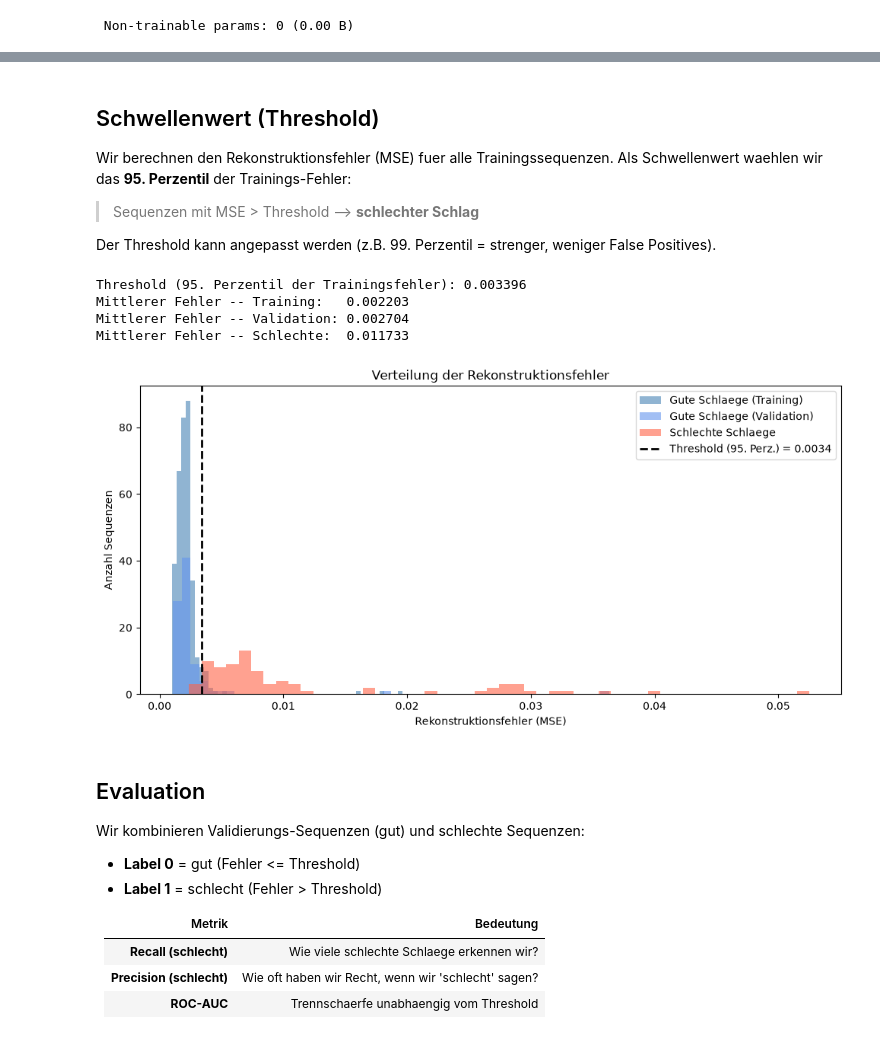
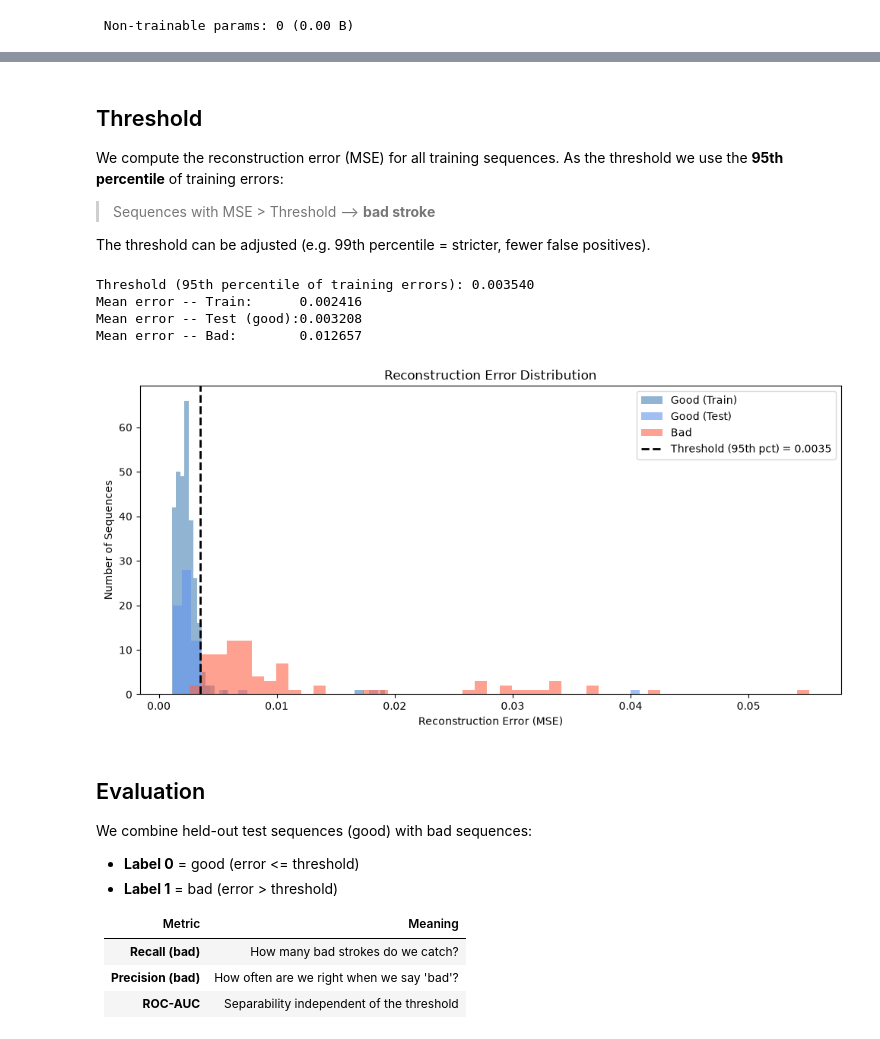
Before and after one commit to clarabri/ML-project, a Jupyter notebook: 3_Model/LSTM Autoencoder.ipynb, the cells around one changed output, grey strips where cells are left out. Saved outputs shown, nothing was run; the diff lists cells and outputs as text; code cells hidden in the pictures.

```diff
--- a/3_Model/LSTM Autoencoder.ipynb
+++ b/3_Model/LSTM Autoencoder.ipynb
@@ -344,58 +352,58 @@ plt.show()
 # %% [markdown]
-## Schwellenwert (Threshold)
+## Threshold
 
-Wir berechnen den Rekonstruktionsfehler (MSE) fuer alle Trainingssequenzen.
-Als Schwellenwert waehlen wir das **95. Perzentil** der Trainings-Fehler:
+We compute the reconstruction error (MSE) for all training sequences.
+As the threshold we use the **95th percentile** of training errors:
 
-> Sequenzen mit MSE > Threshold --> **schlechter Schlag**
+> Sequences with MSE > Threshold --> **bad stroke**
 
-Der Threshold kann angepasst werden (z.B. 99. Perzentil = strenger, weniger False Positives).
+The threshold can be adjusted (e.g. 99th percentile = stricter, fewer false positives).
 # %%
 def reconstruction_error(model, X):
     X_pred = model.predict(X, verbose=0)
     return np.mean(np.square(X - X_pred), axis=(1, 2))
 
-train_errors = reconstruction_error(model, X_train)
-val_errors   = reconstruction_error(model, X_val)
-bad_errors   = reconstruction_error(model, X_bad_seq)
+train_errors     = reconstruction_error(model, X_train)
+test_good_errors = reconstruction_error(model, X_test_good)
+bad_errors       = reconstruction_error(model, X_bad_seq)
 
 THRESHOLD_PERCENTILE = 95
 threshold = np.percentile(train_errors, THRESHOLD_PERCENTILE)
 
-print(f'Threshold ({THRESHOLD_PERCENTILE}. Perzentil der Trainingsfehler): {threshold:.6f}')
-print(f'Mittlerer Fehler -- Training:   {train_errors.mean():.6f}')
-print(f'Mittlerer Fehler -- Validation: {val_errors.mean():.6f}')
-print(f'Mittlerer Fehler -- Schlechte:  {bad_errors.mean():.6f}')
+print(f'Threshold ({THRESHOLD_PERCENTILE}th percentile of training errors): {threshold:.6f}')
+print(f'Mean error -- Train:      {train_errors.mean():.6f}')
+print(f'Mean error -- Test (good):{test_good_errors.mean():.6f}')
+print(f'Mean error -- Bad:        {bad_errors.mean():.6f}')
 # %% [output]
-Threshold (95. Perzentil der Trainingsfehler): 0.003396
-Mittlerer Fehler -- Training:   0.002203
-Mittlerer Fehler -- Validation: 0.002704
-Mittlerer Fehler -- Schlechte:  0.011733
+Threshold (95th percentile of training errors): 0.003540
+Mean error -- Train:      0.002416
+Mean error -- Test (good):0.003208
+Mean error -- Bad:        0.012657
 # %%
 fig, ax = plt.subplots(figsize=(10, 5))
-ax.hist(train_errors, bins=50, alpha=0.6, label='Gute Schlaege (Training)',  color='steelblue')
-ax.hist(val_errors,   bins=50, alpha=0.6, label='Gute Schlaege (Validation)', color='cornflowerblue')
-ax.hist(bad_errors,   bins=50, alpha=0.6, label='Schlechte Schlaege',         color='tomato')
+ax.hist(train_errors,      bins=50, alpha=0.6, label='Good (Train)',  color='steelblue')
+ax.hist(test_good_errors,  bins=50, alpha=0.6, label='Good (Test)',   color='cornflowerblue')
+ax.hist(bad_errors,        bins=50, alpha=0.6, label='Bad',           color='tomato')
 ax.axvline(threshold, color='black', linestyle='--', linewidth=2,
-           label=f'Threshold ({THRESHOLD_PERCENTILE}. Perz.) = {threshold:.4f}')
-ax.set_xlabel('Rekonstruktionsfehler (MSE)')
-ax.set_ylabel('Anzahl Sequenzen')
-ax.set_title('Verteilung der Rekonstruktionsfehler')
+           label=f'Threshold ({THRESHOLD_PERCENTILE}th pct) = {threshold:.4f}')
+ax.set_xlabel('Reconstruction Error (MSE)')
+ax.set_ylabel('Number of Sequences')
+ax.set_title('Reconstruction Error Distribution')
 ax.legend()
 plt.tight_layout()
 plt.show()
 # %% [output]
-[figure, old version]
+[figure, new version]
 # %% [markdown]
 ## Evaluation
 
-Wir kombinieren Validierungs-Sequenzen (gut) und schlechte Sequenzen:
-- **Label 0** = gut (Fehler <= Threshold)
-- **Label 1** = schlecht (Fehler > Threshold)
+We combine held-out test sequences (good) with bad sequences:
+- **Label 0** = good (error <= threshold)
+- **Label 1** = bad (error > threshold)
 
-| Metrik | Bedeutung |
+| Metric | Meaning |
 |---|---|
-| **Recall (schlecht)** | Wie viele schlechte Schlaege erkennen wir? |
-| **Precision (schlecht)** | Wie oft haben wir Recht, wenn wir 'schlecht' sagen? |
-| **ROC-AUC** | Trennschaerfe unabhaengig vom Threshold |
+| **Recall (bad)** | How many bad strokes do we catch? |
+| **Precision (bad)** | How often are we right when we say 'bad'? |
+| **ROC-AUC** | Separability independent of the threshold |
 # %%
```
Also changed, not shown: parts of 24 cells of this notebook, 3 other files.
